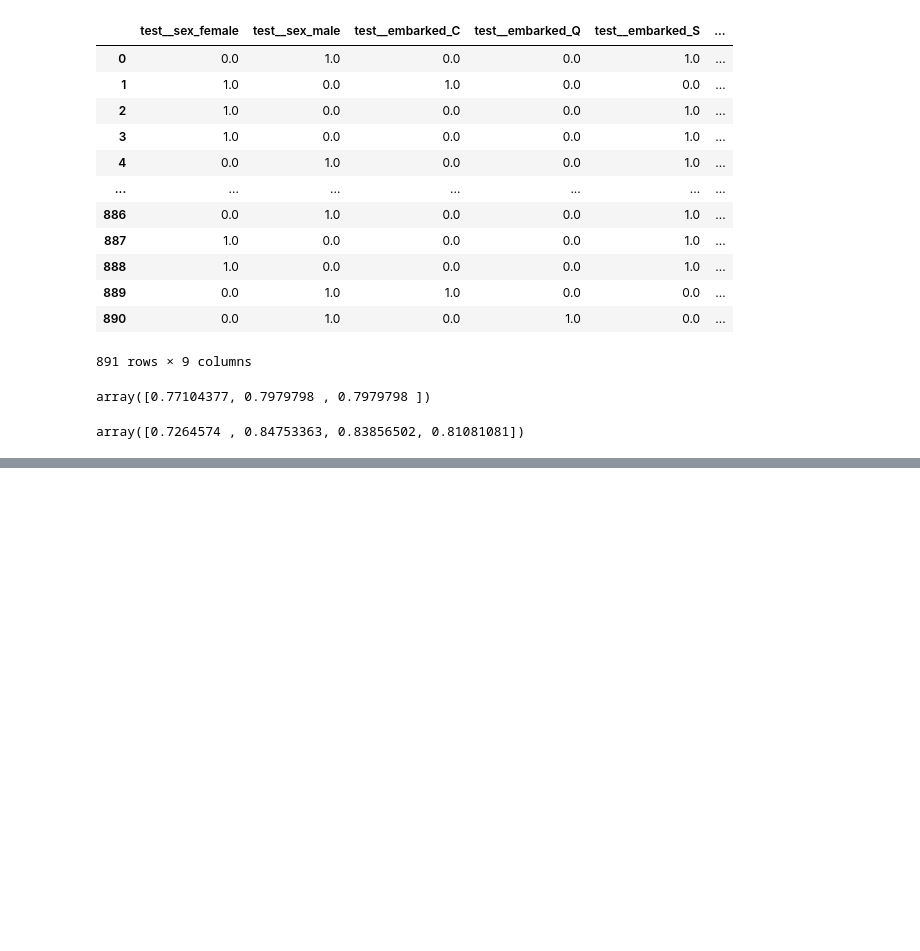
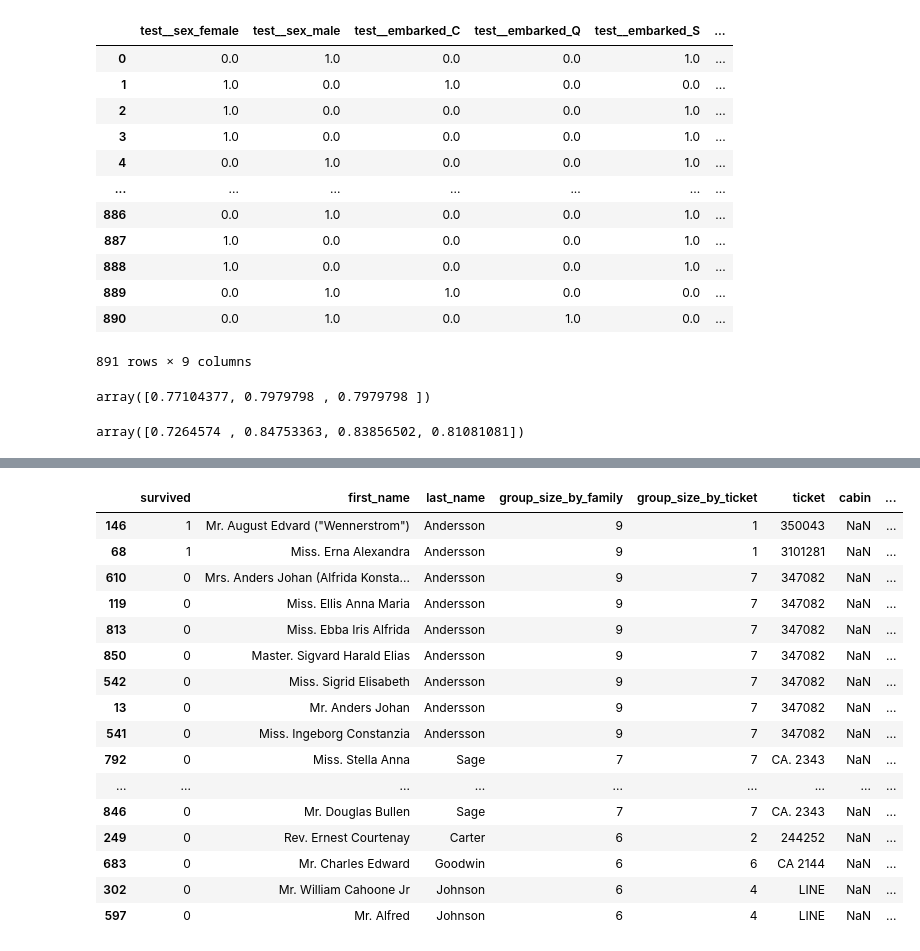
Before and after one commit to ndl284/learning_ml, a Jupyter notebook: notebooks/excercises/Chapter 3 Exercises.ipynb, the cells around one changed output, grey strips where cells are left out. Drawn from its saved outputs; the diff is of its cells as text; code cells hidden in the pictures; blank space fills up the shorter version.

```diff
--- a/notebooks/excercises/Chapter 3 Exercises.ipynb
+++ b/notebooks/excercises/Chapter 3 Exercises.ipynb
@@ -543,0 +587,22 @@ array([0.7264574 , 0.84753363, 0.83856502, 0.81081081])
+# %%
+data_set['group_size_by_ticket'] = data_set.groupby('ticket')['name'].transform('size')
+(data_set[['survived', 'first_name', 'last_name', 'group_size_by_family', 'group_size_by_ticket', 'ticket', 'cabin', 'embarked']]
+.sort_values(by='group_size_by_family', ascending=False)[:20])
+# %% [output]
+|  | survived | first_name | last_name | group_size_by_family | group_size_by_ticket | ticket | cabin | ... |
+| 146 | 1 | Mr. August Edvard ("Wennerstrom") | Andersson | 9 | 1 | 350043 | NaN | ... |
+| 68 | 1 | Miss. Erna Alexandra | Andersson | 9 | 1 | 3101281 | NaN | ... |
+| 610 | 0 | Mrs. Anders Johan (Alfrida Konsta... | Andersson | 9 | 7 | 347082 | NaN | ... |
+| 119 | 0 | Miss. Ellis Anna Maria | Andersson | 9 | 7 | 347082 | NaN | ... |
+| 813 | 0 | Miss. Ebba Iris Alfrida | Andersson | 9 | 7 | 347082 | NaN | ... |
+| 850 | 0 | Master. Sigvard Harald Elias | Andersson | 9 | 7 | 347082 | NaN | ... |
+| 542 | 0 | Miss. Sigrid Elisabeth | Andersson | 9 | 7 | 347082 | NaN | ... |
+| 13 | 0 | Mr. Anders Johan | Andersson | 9 | 7 | 347082 | NaN | ... |
+| 541 | 0 | Miss. Ingeborg Constanzia | Andersson | 9 | 7 | 347082 | NaN | ... |
+| 792 | 0 | Miss. Stella Anna | Sage | 7 | 7 | CA. 2343 | NaN | ... |
+| ... | ... | ... | ... | ... | ... | ... | ... | ... |
+| 846 | 0 | Mr. Douglas Bullen | Sage | 7 | 7 | CA. 2343 | NaN | ... |
+| 249 | 0 | Rev. Ernest Courtenay | Carter | 6 | 2 | 244252 | NaN | ... |
+| 683 | 0 | Mr. Charles Edward | Goodwin | 6 | 6 | CA 2144 | NaN | ... |
+| 302 | 0 | Mr. William Cahoone Jr | Johnson | 6 | 4 | LINE | NaN | ... |
+| 597 | 0 | Mr. Alfred | Johnson | 6 | 4 | LINE | NaN | ... |
```
Also changed, not shown: parts of 25 cells of this notebook.
